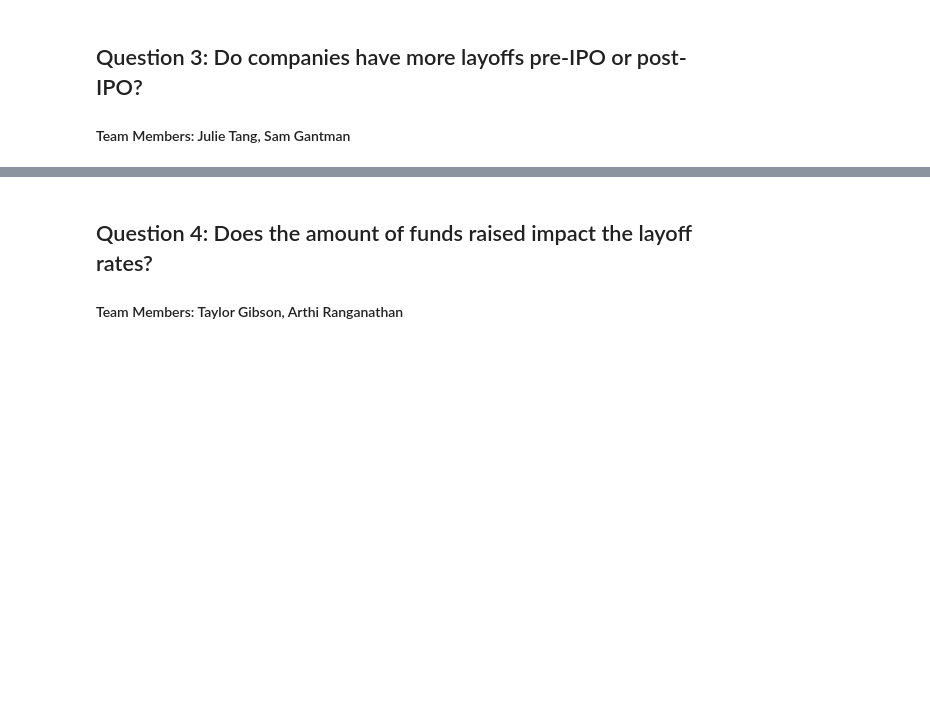
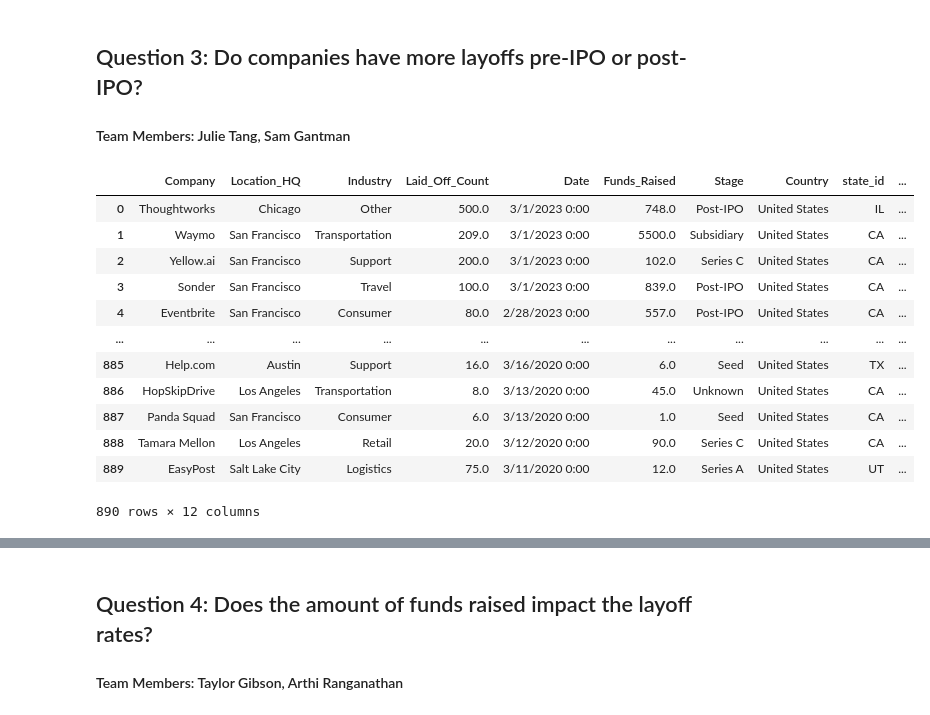
Before and after one commit to sjg42/Project_1_Team_B, a Jupyter notebook: LayoffPy/LayoffPy.ipynb, the cells around one changed output, grey strips where cells are left out. Cells and saved outputs as stored; diff of their text form; code cells hidden in the pictures; blank space fills up the shorter version.

```diff
--- a/LayoffPy/LayoffPy.ipynb
+++ b/LayoffPy/LayoffPy.ipynb
@@ -43,3 +43,19 @@ US_layoff_DF
 # %% [markdown]
 ## Question 3: Do companies have more layoffs pre-IPO or post-IPO?
 #### Team Members: Julie Tang, Sam Gantman
+# %%
+cleaned_mergedData
+# %% [output]
+|  | Company | Location_HQ | Industry | Laid_Off_Count | Date | Funds_Raised | Stage | Country | state_id | ... |
+| 0 | Thoughtworks | Chicago | Other | 500.0 | 3/1/2023 0:00 | 748.0 | Post-IPO | United States | IL | ... |
+| 1 | Waymo | San Francisco | Transportation | 209.0 | 3/1/2023 0:00 | 5500.0 | Subsidiary | United States | CA | ... |
+| 2 | Yellow.ai | San Francisco | Support | 200.0 | 3/1/2023 0:00 | 102.0 | Series C | United States | CA | ... |
+| 3 | Sonder | San Francisco | Travel | 100.0 | 3/1/2023 0:00 | 839.0 | Post-IPO | United States | CA | ... |
+| 4 | Eventbrite | San Francisco | Consumer | 80.0 | 2/28/2023 0:00 | 557.0 | Post-IPO | United States | CA | ... |
+| ... | ... | ... | ... | ... | ... | ... | ... | ... | ... | ... |
+| 885 | Help.com | Austin | Support | 16.0 | 3/16/2020 0:00 | 6.0 | Seed | United States | TX | ... |
+| 886 | HopSkipDrive | Los Angeles | Transportation | 8.0 | 3/13/2020 0:00 | 45.0 | Unknown | United States | CA | ... |
+| 887 | Panda Squad | San Francisco | Consumer | 6.0 | 3/13/2020 0:00 | 1.0 | Seed | United States | CA | ... |
+| 888 | Tamara Mellon | Los Angeles | Retail | 20.0 | 3/12/2020 0:00 | 90.0 | Series C | United States | CA | ... |
+| 889 | EasyPost | Salt Lake City | Logistics | 75.0 | 3/11/2020 0:00 | 12.0 | Series A | United States | UT | ... |
+890 rows × 12 columns
```
Also changed, not shown: parts of 4 cells of this notebook, 1 other file.
